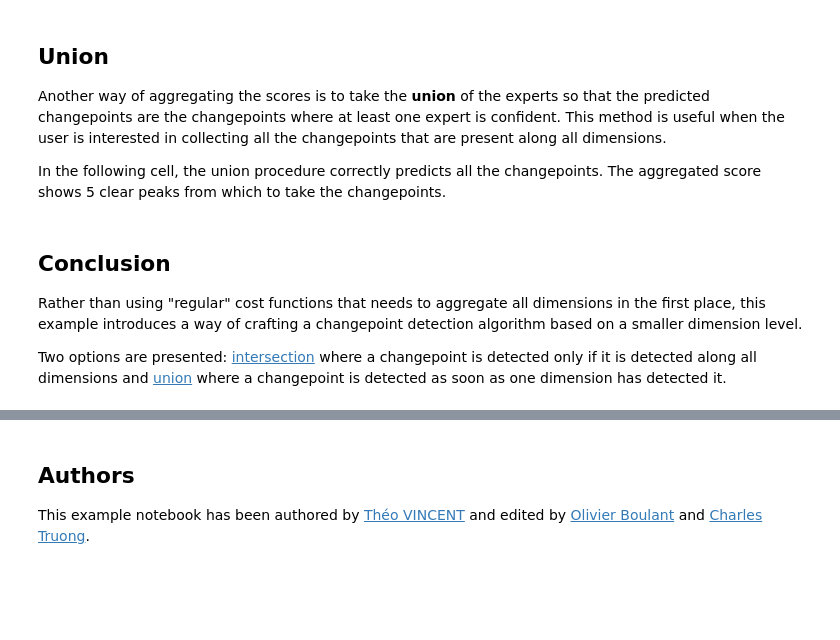
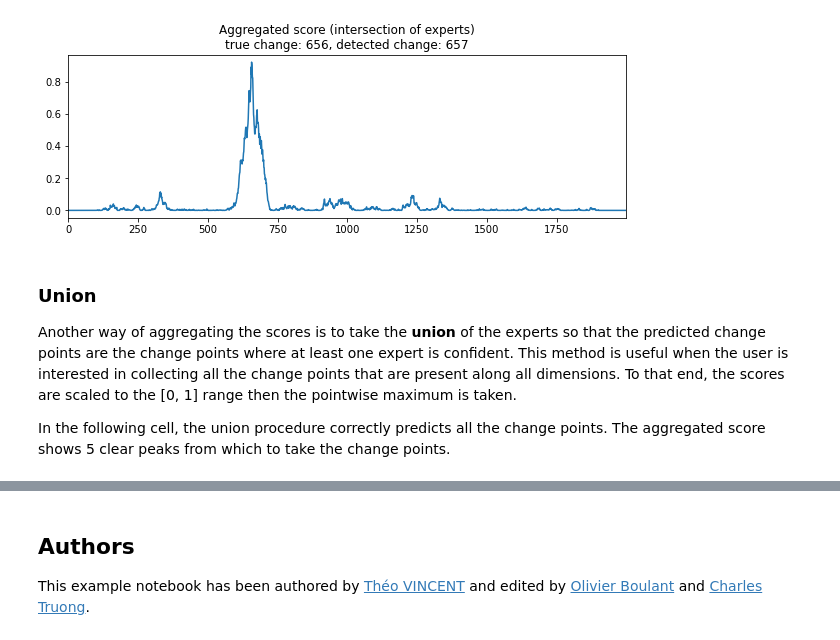
Before and after one commit to deepcharles/ruptures, a Jupyter notebook: docs/examples/ensemble-dimensions.ipynb, the cells around one changed output, grey strips where cells are left out. Cells and saved outputs as stored; diff of their text form; code cells hidden in the pictures; blank space fills up the shorter version.

```diff
--- a/docs/examples/ensemble-dimensions.ipynb
+++ b/docs/examples/ensemble-dimensions.ipynb
@@ -155,6 +154,23 @@ _ = ax.set_title("Aggregated score for intersection purpose")
+# %%
+# concatenate scores
+score_arr = np.c_[algo_on_dim_0.score, algo_on_dim_1.score]
+# intersection aggregation
+algo_expert_intersection = rpt.Window(width=WINDOW_SIZE, jump=1).fit(signal_with_noise)
+algo_expert_intersection.score = (minmax_scale(score_arr)).min(axis=1)  # scaling + pointwise min
+# only one change point is shared by both dimensions
+bkps_intersection_predicted = algo_expert_intersection.predict(n_bkps=1)
+# display the aggregated score
+fig, ax = fig_ax()
+ax.plot(np.r_[np.zeros(WINDOW_SIZE//2), algo_expert_intersection.score, np.zeros(WINDOW_SIZE//2)])
+ax.set_xmargin(0)
+_ = ax.set_title(("""Aggregated score (intersection of experts)\n"""
+f"""true change: {bkps_on_dim_1[0]}, detected change: {bkps_intersection_predicted[0]}"""))
+# %% [output]
+[figure, added]
 # %% [markdown]
-## Union
+### Union
 
-Another way of aggregating the scores is to take the __union__ of the experts so that the predicted changepoints are the changepoints where at least one expert is confident. This method is useful when the user is interested in collecting all the changepoints that are present along all dimensions.
+Another way of aggregating the scores is to take the __union__ of the experts so that the predicted change points are the change points where at least one expert is confident. This method is useful when the user is interested in collecting all the change points that are present along all dimensions.
+To that end, the scores are scaled to the [0, 1] range then the pointwise maximum is taken.
 
-In the following cell, the union procedure correctly predicts all the changepoints. The aggregated score shows 5 clear peaks from which to take the changepoints.
+In the following cell, the union procedure correctly predicts all the change points. The aggregated score shows 5 clear peaks from which to take the change points.
@@ -174,6 +176,0 @@ _ = ax.set_title("Aggregated score for union purpose")
-# %% [markdown]
-## Conclusion
-
-Rather than using "regular" cost functions that needs to aggregate all dimensions in the first place, this example introduces a way of crafting a changepoint detection algorithm based on a smaller dimension level.
-
-Two options are presented: [intersection](#intersection) where a changepoint is detected only if it is detected along all dimensions and [union](#union) where a changepoint is detected as soon as one dimension has detected it.
```
Also changed, not shown: parts of 25 cells of this notebook.
